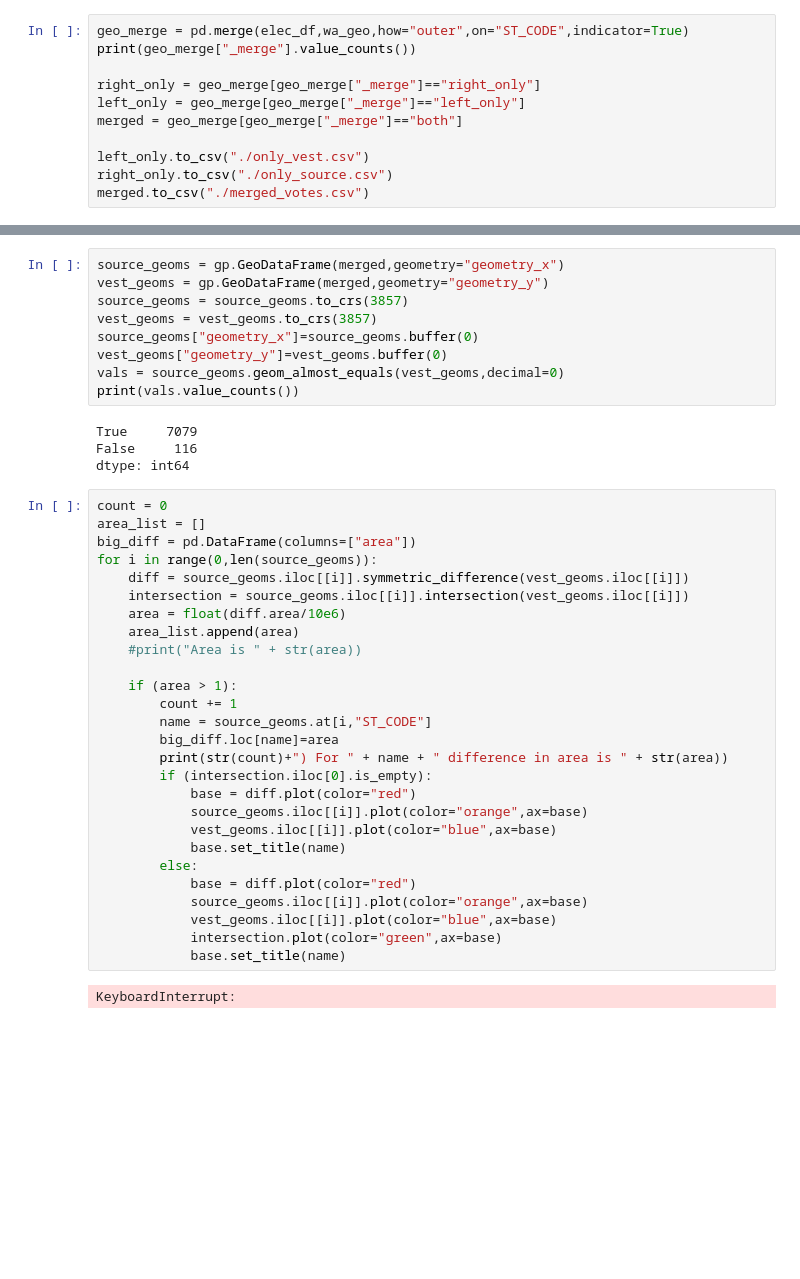
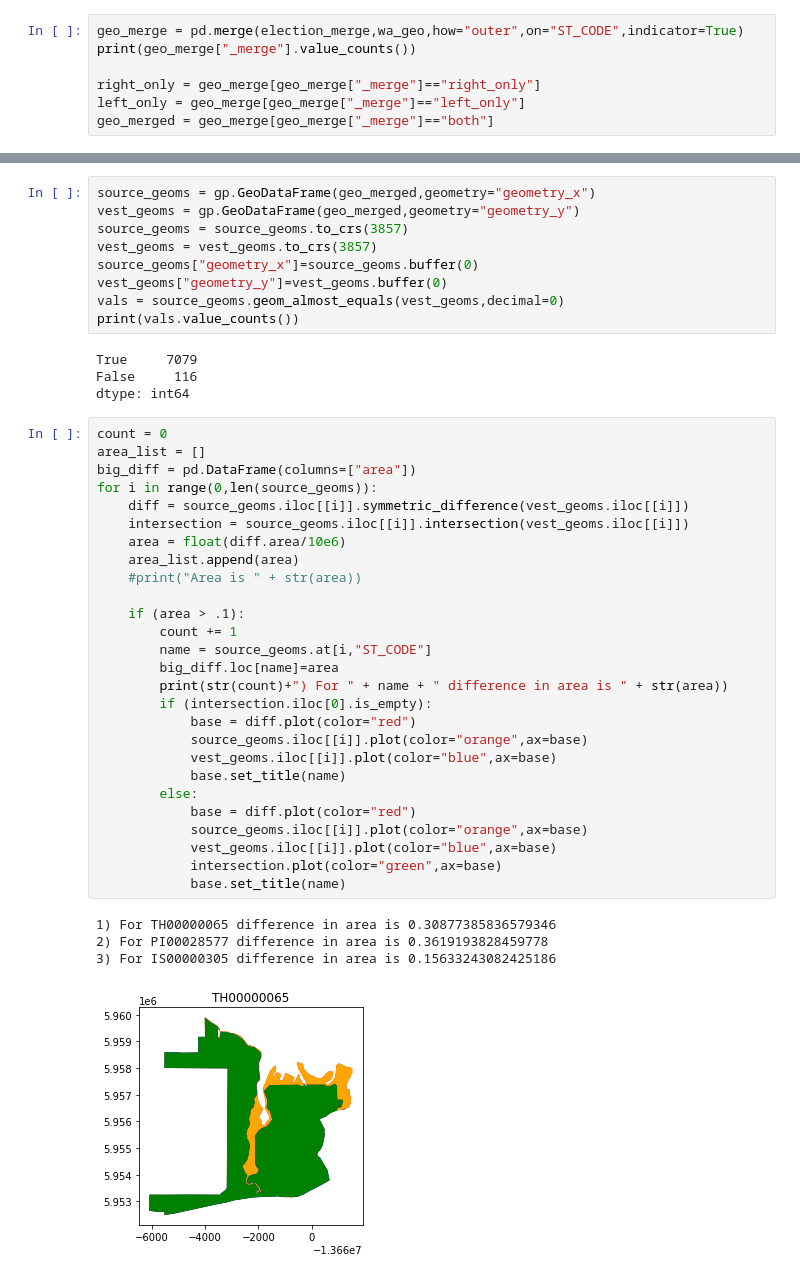
Before and after one commit to nonpartisan-redistricting-datahub/pdv-wa, a Jupyter notebook: vest-wa-2016/VEST-WA-2016-validation.ipynb, the cells around one changed output, grey strips where cells are left out. Drawn from its saved outputs; the diff is of its cells as text; blank space fills up the shorter version.

```diff
--- a/vest-wa-2016/VEST-WA-2016-validation.ipynb
+++ b/vest-wa-2016/VEST-WA-2016-validation.ipynb
@@ -612,14 +663,10 @@ display(elec_df)
 # %%
-geo_merge = pd.merge(elec_df,wa_geo,how="outer",on="ST_CODE",indicator=True)
+geo_merge = pd.merge(election_merge,wa_geo,how="outer",on="ST_CODE",indicator=True)
 print(geo_merge["_merge"].value_counts())
 
 right_only = geo_merge[geo_merge["_merge"]=="right_only"]
 left_only = geo_merge[geo_merge["_merge"]=="left_only"]
-merged = geo_merge[geo_merge["_merge"]=="both"]
-
-left_only.to_csv("./only_vest.csv")
-right_only.to_csv("./only_source.csv")
-merged.to_csv("./merged_votes.csv")
+geo_merged = geo_merge[geo_merge["_merge"]=="both"]
 # %% [output]
 both          7195
 left_only        0
@@ -628,6 +691,6 @@ Name: _merge, dtype: int64
 # %%
-source_geoms = gp.GeoDataFrame(merged,geometry="geometry_x")
-vest_geoms = gp.GeoDataFrame(merged,geometry="geometry_y")
+source_geoms = gp.GeoDataFrame(geo_merged,geometry="geometry_x")
+vest_geoms = gp.GeoDataFrame(geo_merged,geometry="geometry_y")
 source_geoms = source_geoms.to_crs(3857)
 vest_geoms = vest_geoms.to_crs(3857)
 source_geoms["geometry_x"]=source_geoms.buffer(0)
@@ -641,29 +704,32 @@ dtype: int64
 # %%
 count = 0
 area_list = []
 big_diff = pd.DataFrame(columns=["area"])
 for i in range(0,len(source_geoms)):
     diff = source_geoms.iloc[[i]].symmetric_difference(vest_geoms.iloc[[i]])
     intersection = source_geoms.iloc[[i]].intersection(vest_geoms.iloc[[i]])
     area = float(diff.area/10e6)
     area_list.append(area)
     #print("Area is " + str(area))
 
-    if (area > 1):
+    if (area > .1):
         count += 1
         name = source_geoms.at[i,"ST_CODE"]
         big_diff.loc[name]=area
         print(str(count)+") For " + name + " difference in area is " + str(area))
         if (intersection.iloc[0].is_empty):
             base = diff.plot(color="red")
             source_geoms.iloc[[i]].plot(color="orange",ax=base)
             vest_geoms.iloc[[i]].plot(color="blue",ax=base)
             base.set_title(name)
         else:
             base = diff.plot(color="red")
             source_geoms.iloc[[i]].plot(color="orange",ax=base)
             vest_geoms.iloc[[i]].plot(color="blue",ax=base)
             intersection.plot(color="green",ax=base)
             base.set_title(name)
 # %% [output]
-KeyboardInterrupt:
+1) For TH00000065 difference in area is 0.30877385836579346
+2) For PI00028577 difference in area is 0.3619193828459778
+3) For IS00000305 difference in area is 0.15633243082425186
+[figure, added]
```
Also changed, not shown: parts of 60 cells of this notebook, 3 other files.
